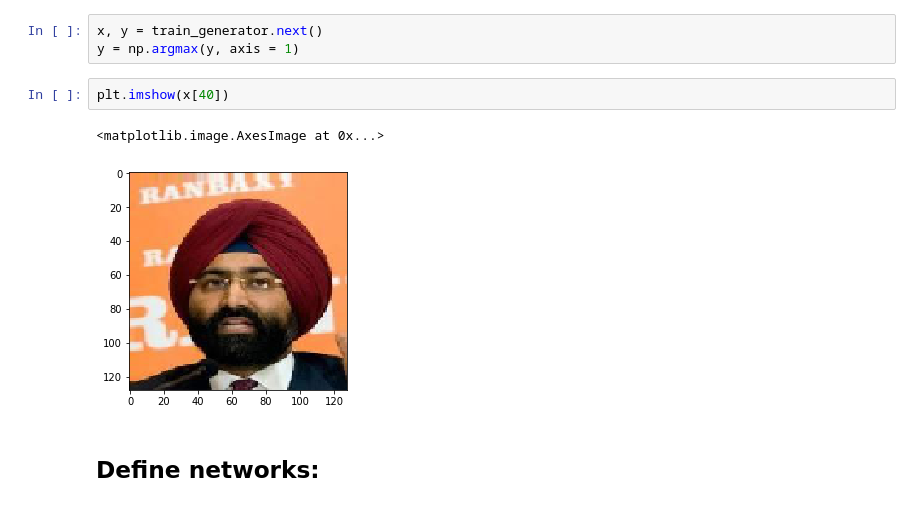
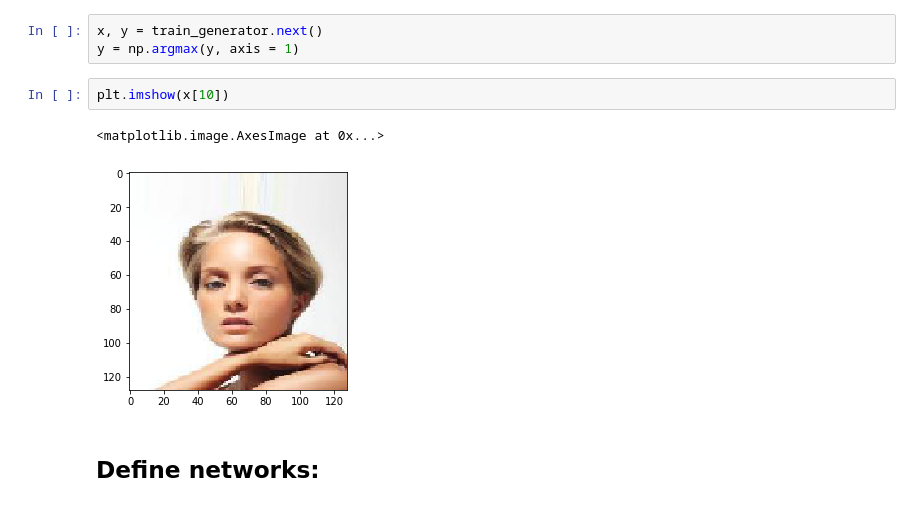
Before and after one commit to isakhjortgren/SSY340-GAN-project, a Jupyter notebook: Project.ipynb, the cells around one changed output. Drawn from its saved outputs; the diff is of its cells as text.

```diff
--- a/Project.ipynb
+++ b/Project.ipynb
@@ -65,10 +65,10 @@ Found 202599 images belonging to 202599 classes.
 x, y = train_generator.next()
 y = np.argmax(y, axis = 1)
 # %%
-plt.imshow(x[40])
+plt.imshow(x[10])
 # %% [output]
 <matplotlib.image.AxesImage at 0x...>
-[figure, old version]
+[figure, new version]
 # %% [markdown]
 ## Define networks:
 # %% [markdown]
```
Also changed, not shown: parts of 13 cells of this notebook.
